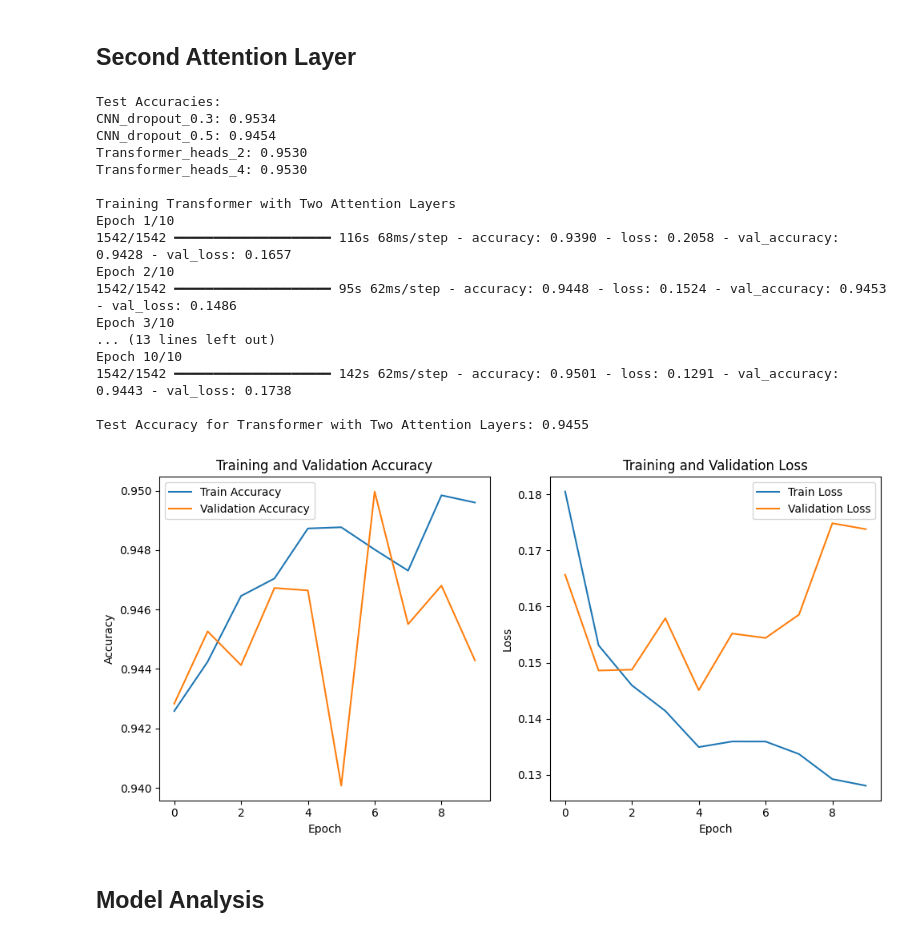
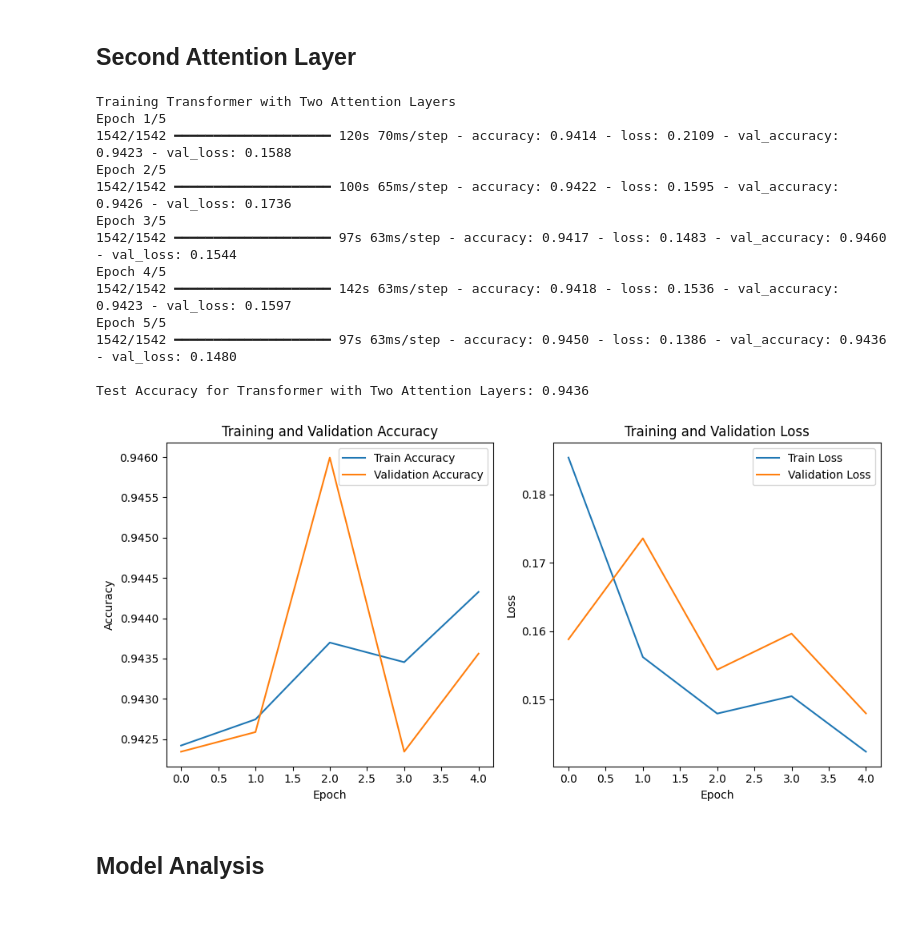
Before and after one commit to CloudMelanie/ml_lab7, a Jupyter notebook: main.ipynb, the cells around one changed output. Saved outputs shown, nothing was run; the diff lists cells and outputs as text; code cells hidden in the pictures.

```diff
--- a/main.ipynb
+++ b/main.ipynb
@@ -368,7 +370,7 @@ two_attention_transformer.compile(
 print("\nTraining Transformer with Two Attention Layers")
 history_two_attention = two_attention_transformer.fit(
     X_train, y_train,
-    epochs=10,
+    epochs=5,
     batch_size=32,
     validation_split=0.2,
     verbose=1
@@ -376,50 +378,46 @@ history_two_attention = two_attention_transformer.fit(
 
 # Evaluate the model
 test_accuracy = two_attention_transformer.evaluate(X_test, y_test, verbose=0)[1]
 print(f"\nTest Accuracy for Transformer with Two Attention Layers: {test_accuracy:.4f}")
 
 # Visualization of training and validation performance
 plt.figure(figsize=(10, 5))
 
 # Accuracy plot
 plt.subplot(1, 2, 1)
 plt.plot(history_two_attention.history['accuracy'], label='Train Accuracy')
 plt.plot(history_two_attention.history['val_accuracy'], label='Validation Accuracy')
 plt.title('Training and Validation Accuracy')
 plt.xlabel('Epoch')
 plt.ylabel('Accuracy')
 plt.legend()
 
 # Loss plot
 plt.subplot(1, 2, 2)
 plt.plot(history_two_attention.history['loss'], label='Train Loss')
 plt.plot(history_two_attention.history['val_loss'], label='Validation Loss')
 plt.title('Training and Validation Loss')
 plt.xlabel('Epoch')
 plt.ylabel('Loss')
 plt.legend()
 
 plt.tight_layout()
 plt.show()
 # %% [output]
-Test Accuracies:
-CNN_dropout_0.3: 0.9534
-CNN_dropout_0.5: 0.9454
-Transformer_heads_2: 0.9530
-Transformer_heads_4: 0.9530
+Training Transformer with Two Attention Layers
+Epoch 1/5
+1542/1542 ━━━━━━━━━━━━━━━━━━━━ 120s 70ms/step - accuracy: 0.9414 - loss: 0.2109 - val_accuracy: 0.9423 - val_loss: 0.1588
+Epoch 2/5
+1542/1542 ━━━━━━━━━━━━━━━━━━━━ 100s 65ms/step - accuracy: 0.9422 - loss: 0.1595 - val_accuracy: 0.9426 - val_loss: 0.1736
+Epoch 3/5
+1542/1542 ━━━━━━━━━━━━━━━━━━━━ 97s 63ms/step - accuracy: 0.9417 - loss: 0.1483 - val_accuracy: 0.9460 - val_loss: 0.1544
+Epoch 4/5
+1542/1542 ━━━━━━━━━━━━━━━━━━━━ 142s 63ms/step - accuracy: 0.9418 - loss: 0.1536 - val_accuracy: 0.9423 - val_loss: 0.1597
+Epoch 5/5
+1542/1542 ━━━━━━━━━━━━━━━━━━━━ 97s 63ms/step - accuracy: 0.9450 - loss: 0.1386 - val_accuracy: 0.9436 - val_loss: 0.1480
 
-Training Transformer with Two Attention Layers
-Epoch 1/10
-1542/1542 ━━━━━━━━━━━━━━━━━━━━ 116s 68ms/step - accuracy: 0.9390 - loss: 0.2058 - val_accuracy: 0.9428 - val_loss: 0.1657
-Epoch 2/10
-1542/1542 ━━━━━━━━━━━━━━━━━━━━ 95s 62ms/step - accuracy: 0.9448 - loss: 0.1524 - val_accuracy: 0.9453 - val_loss: 0.1486
-Epoch 3/10
-... (13 lines left out)
-Epoch 10/10
-1542/1542 ━━━━━━━━━━━━━━━━━━━━ 142s 62ms/step - accuracy: 0.9501 - loss: 0.1291 - val_accuracy: 0.9443 - val_loss: 0.1738
-
-Test Accuracy for Transformer with Two Attention Layers: 0.9455
+Test Accuracy for Transformer with Two Attention Layers: 0.9436
-[figure, old version]
+[figure, new version]
 # %% [markdown]
 ## Model Analysis
 # %%
```
Also changed, not shown: parts of 4 cells of this notebook.
